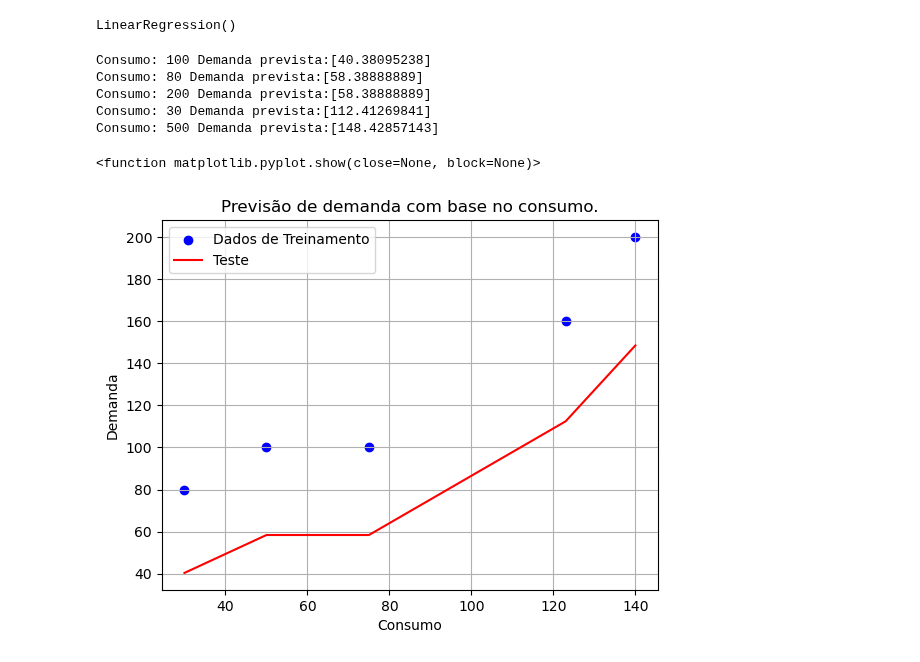
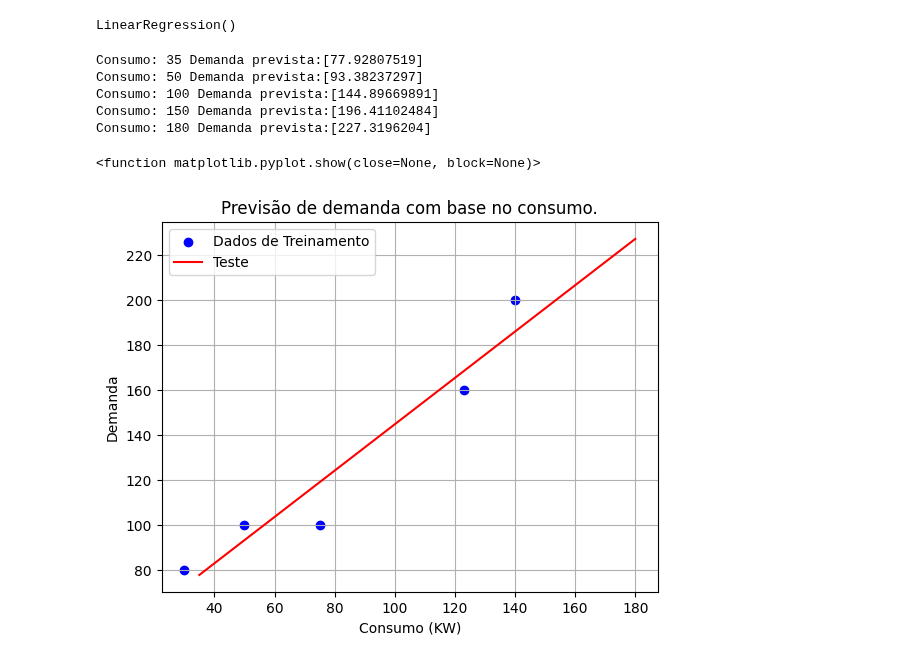
Before and after one commit to RSVictor/Codigos_IABD2024, a Jupyter notebook: Aula 05/exercicio5.ipynb, the cells around one changed output. Drawn from its saved outputs; the diff is of its cells as text; code cells hidden in the pictures.

```diff
--- a/Aula 05/exercicio5.ipynb
+++ b/Aula 05/exercicio5.ipynb
@@ -10,6 +10,3 @@ modelo = LinearRegression()
 modelo.fit(consumo,demanda)
 # %% [output]
 LinearRegression()
-# %%
-consumo_teste = np.array([100,80,200,30,500]).reshape(-1, 1)
-demanda_prevista = modelo.predict(demanda)
@@ -16,21 +15,21 @@ demanda_prevista = modelo.predict(demanda)
 # %%
 for i in range(len(consumo_teste)):
     print(f"Consumo: {consumo_teste[i][0]} Demanda prevista:{demanda_prevista[i]}")
     #gráfico de pontos -scatter
 plt.scatter(consumo,demanda, color='blue' , label='Dados de Treinamento')
     #gráfico de linhas
-plt.plot(consumo,demanda_prevista, color = 'red', label='Teste')
-plt.xlabel('Consumo')
+plt.plot(consumo_teste,demanda_prevista, color = 'red', label='Teste')
+plt.xlabel('Consumo (KW)')
 plt.ylabel('Demanda')
 plt.title('Previsão de demanda com base no consumo.')
 plt.legend()
 plt.grid(True)
 plt.show
 # %% [output]
-Consumo: 100 Demanda prevista:[40.38095238]
-Consumo: 80 Demanda prevista:[58.38888889]
-Consumo: 200 Demanda prevista:[58.38888889]
-Consumo: 30 Demanda prevista:[112.41269841]
-Consumo: 500 Demanda prevista:[148.42857143]
+Consumo: 35 Demanda prevista:[77.92807519]
+Consumo: 50 Demanda prevista:[93.38237297]
+Consumo: 100 Demanda prevista:[144.89669891]
+Consumo: 150 Demanda prevista:[196.41102484]
+Consumo: 180 Demanda prevista:[227.3196204]
 <function matplotlib.pyplot.show(close=None, block=None)>
-[figure, old version]
+[figure, new version]
```
Also changed, not shown: parts of 1 cell of this notebook, 4 other files.
